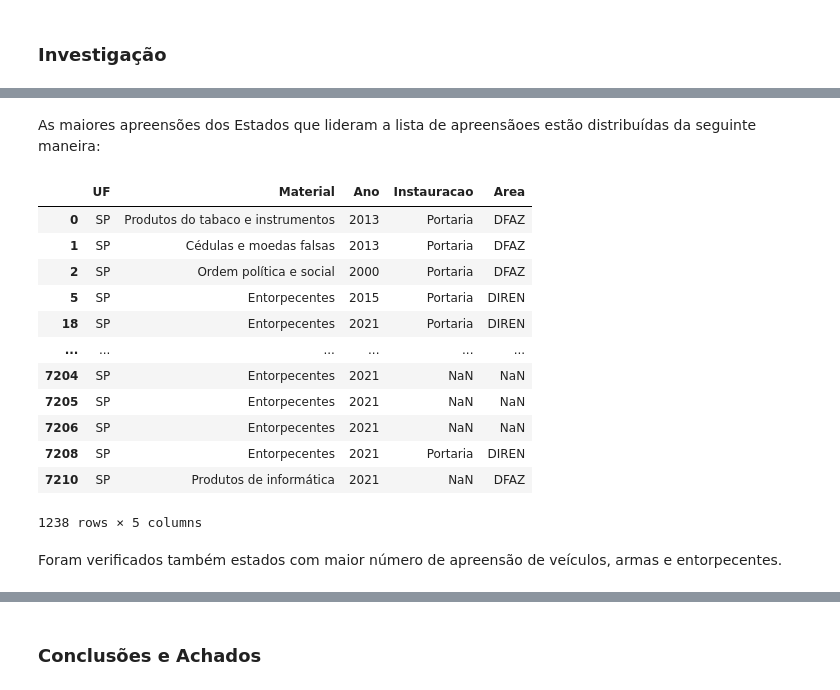
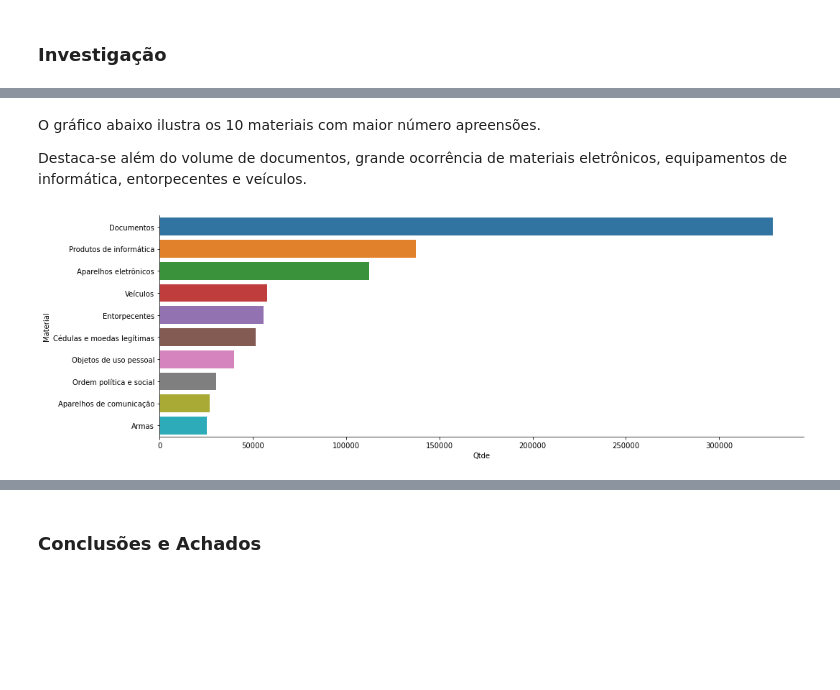
Before and after one commit to uellington-bonaparte/dotfiles, a Jupyter notebook: TrabalhoFinal_Uellington.ipynb, the cells around one changed output, grey strips where cells are left out. Cells and saved outputs as stored; diff of their text form; code cells hidden in the pictures; blank space fills up the shorter version.

```diff
--- a/TrabalhoFinal_Uellington.ipynb
+++ b/TrabalhoFinal_Uellington.ipynb
@@ -150,14 +244,0 @@ Os gráficos abaixo demonstram a concentração de apreensões por tipo de mater
-# %%
-# Conta a quantidade de apreensoes por tipo de material, agrupando-as por UF e Ano
-# Agrupar tabela para mostrar todas as ocorrências de Materiais por UF
-# total_uf = apreensoes[['UF', 'Material']]
-# total = total_uf.groupby(['UF']).count()
-
-apreensoes.set_index(['UF','Ano'])
-
-g_apreensoes = apreensoes.groupby([apreensoes['UF'],apreensoes['Material'],apreensoes['Ano']])
-g_apreensoes = apreensoes.groupby(['UF','Material']) #.reset_index(name='Qtde')
-
-# g_apreensoes.count()
-# apreensoes['Material'].unique
-# g_apreensoes.agg({'Material':'count'}) #.sort_values(by=['UF','Material'])
@@ -172,24 +244,0 @@ top10
-# %% [markdown]
-As maiores apreensões dos Estados que lideram a lista de apreensãoes estão distribuídas da seguinte maneira:
-# %%
-# Maiores apreensões dos estados de São Paulo, Mato Grosso do Sul e Paraná
-sp = apreensoes[apreensoes['UF'] == 'SP']
-
-sp['Ano'] #.unique()
-sp
-# %% [output]
-|  | UF | Material | Ano | Instauracao | Area |
-| 0 | SP | Produtos do tabaco e instrumentos | 2013 | Portaria | DFAZ |
-| 1 | SP | Cédulas e moedas falsas | 2013 | Portaria | DFAZ |
-| 2 | SP | Ordem política e social | 2000 | Portaria | DFAZ |
-| 5 | SP | Entorpecentes | 2015 | Portaria | DIREN |
-| 18 | SP | Entorpecentes | 2021 | Portaria | DIREN |
-| ... | ... | ... | ... | ... | ... |
-| 7204 | SP | Entorpecentes | 2021 | NaN | NaN |
-| 7205 | SP | Entorpecentes | 2021 | NaN | NaN |
-| 7206 | SP | Entorpecentes | 2021 | NaN | NaN |
-| 7208 | SP | Entorpecentes | 2021 | Portaria | DIREN |
-| 7210 | SP | Produtos de informática | 2021 | NaN | DFAZ |
-1238 rows × 5 columns
-# %% [markdown]
-Foram verificados também estados com maior número de apreensão de veículos, armas e entorpecentes.
@@ -200,0 +245,11 @@ entorpecentes = apreensoes[apreensoes['Materiais'] == 'Entorpecentes']
+# %% [markdown]
+O gráfico abaixo ilustra os 10 materiais com maior número apreensões.
+
+Destaca-se além do volume de documentos, grande ocorrência de materiais eletrônicos, equipamentos de informática, entorpecentes e veículos.
+# %%
+# Exibe 10 tipos de materiais mais apreendidos
+top10_material = apreensoes.groupby(['Material']).agg({'Material':'count'})
+top10_material = top10_material.set_axis(['Qtde'],axis=1).reset_index().sort_values(by='Qtde', ascending=False).head(10)
+g = sns.catplot(kind='bar', y = 'Material', x='Qtde', data=top10_material, aspect = 3, orient='h')
+# %% [output]
+[figure, added]
```
Also changed, not shown: parts of 43 cells of this notebook.
